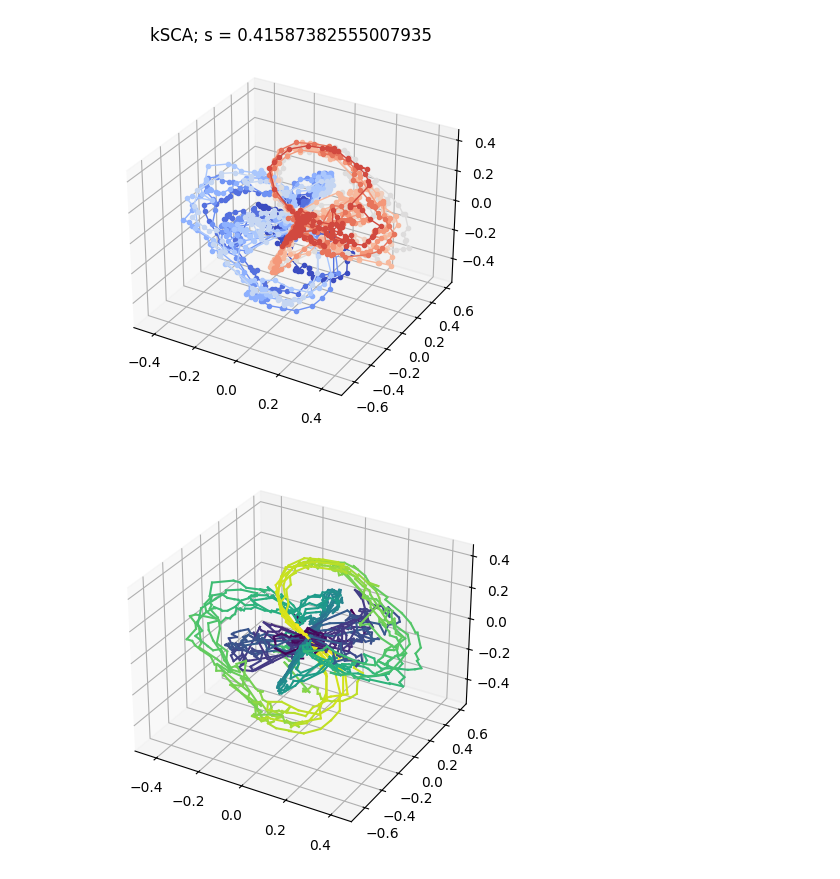
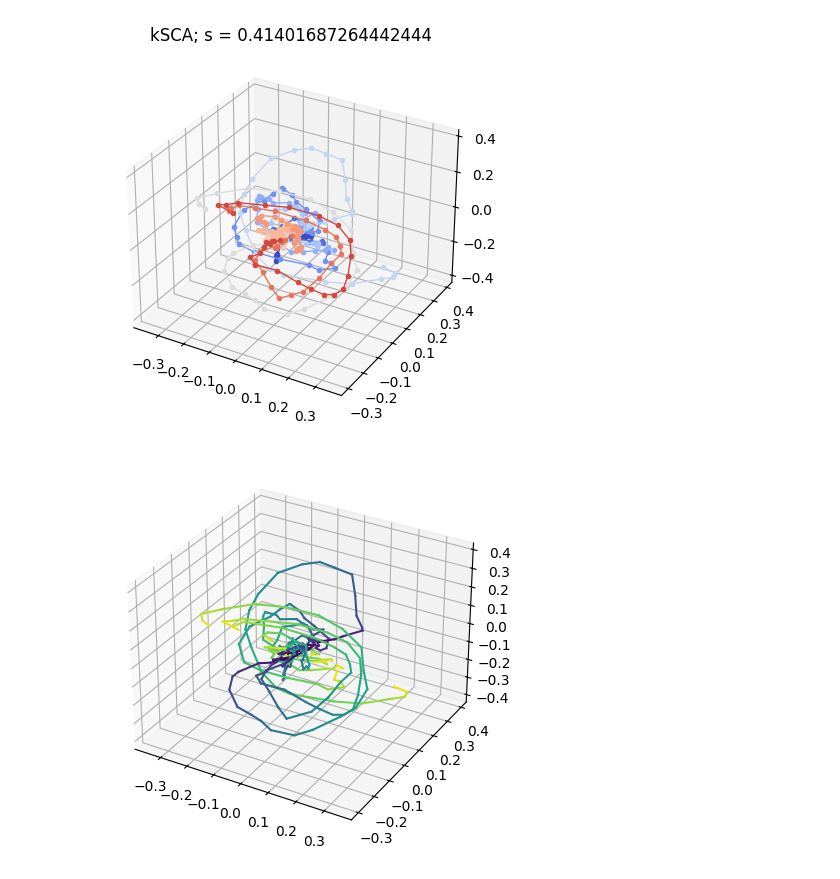
Before and after one commit to ArielleRosinski/SCA_project, a Jupyter notebook: decision_making.ipynb, the cells around one changed output. Drawn from its saved outputs; the diff is of its cells as text; code cells hidden in the pictures.

```diff
--- a/decision_making.ipynb
+++ b/decision_making.ipynb
@@ -9,0 +41,7 @@ import plotly.express as px
+# %%
+X = PSTHs.swapaxes(0,1)
+X, _ = pre_processing(X, pca=False, center=False)
+
+K, N, T = X.shape
+A = jnp.swapaxes(X, 0, 1)
+A = A.reshape(N,-1)
@@ -24,19 +123,30 @@ def get_PSTH(epoch):
             supporters.append(np.vstack(data[i]))
 
 
-    np.stack(leaders)
-    np.stack(supporters)
-    return np.concatenate((leaders, supporters))
+    return np.stack(leaders), np.stack(supporters), np.concatenate((leaders, supporters))
 
 
-DotsOn = get_PSTH('DotsOn')
-LibSacc = get_PSTH('LibSacc')
-Slib = get_PSTH('Slib')
-LastFix = get_PSTH('LastFix')
-ChoiceSacc = get_PSTH('ChoiceSacc')
-X = np.concatenate((DotsOn, LibSacc, Slib, LastFix, ChoiceSacc), axis=2).swapaxes(0,1)
-X, _ = pre_processing(X, soft_normalize='max', num_pcs=10, center=False)
+DotsOnleaders, DotsOnsupporters, DotsOn = get_PSTH('DotsOn')
+LibSaccleaders, _,LibSacc = get_PSTH('LibSacc')
+Slibleaders, _,Slib = get_PSTH('Slib')
+LastFixleaders, _,LastFix = get_PSTH('LastFix')
+ChoiceSaccleaders, _,ChoiceSacc = get_PSTH('ChoiceSacc')
+#X = np.concatenate((DotsOn, LibSacc, Slib, LastFix, ChoiceSacc), axis=2).swapaxes(0,1)
+
+X = DotsOnleaders.swapaxes(0,1)
+X, _ = pre_processing(X, soft_normalize='max', center=False)
 
 K, N, T = X.shape
 A = jnp.swapaxes(X, 0, 1)
 A = A.reshape(N,-1)
+# %%
+test = np.mean(Slibleaders, axis=0)
+
+
+fig = plt.figure()
+ax = fig.add_subplot(111)
+cmap = plt.cm.coolwarm
+for k in range(K):
+    x = test[k, :]
+    color = cmap(k / K)
+    ax.plot(x, linestyle='-', marker='.', linewidth=1, color=color)
@@ -49,9 +161,9 @@ for i in range(X.shape[1]):
 # %%
 d = 3
-c = 30
+c = 40
 kernel_function = K_X_Y_squared_exponential
 
 wandb.init(project="", name="", mode="disabled")
-params, ls_loss, ls_S_ratio = optimize(X, A, iterations=100, learning_rate=0.1, d=d, c=c, kernel_function=kernel_function)
+params, ls_loss, ls_S_ratio = optimize(X, A, iterations=300, learning_rate=0.01, d=d, c=c, kernel_function=kernel_function)
 wandb.finish()
 # %% [output]
@@ -68,28 +191,29 @@ Iteration 90, S: 120.838134765625, S_ratio: 0.42500317096710205
 # %%
 _, u, l2, scale = get_params(params, kernel_function=kernel_function)
-K_u_u_K_u_A_alpha_H, K_A_u, K_u_u  = get_alpha(params, A, X, kernel_function, d)
+K_u_u_K_u_A_alpha_H, K_A_u, K_u_u , _ = get_alpha(params, A, X, kernel_function, d)
 
 X_reshaped = X.swapaxes(0,1).reshape(N,-1)
 K_u_X = kernel_function(u, X_reshaped, l2=l2, scale=scale).reshape(-1,K,T).swapaxes(0,1)
 Y = jnp.einsum('ji,kjm->kim',  K_u_u_K_u_A_alpha_H, K_u_X)
 Y = center(Y)
 
 fig = plt.figure()
 ax = fig.add_subplot(111, projection='3d')
 cmap = plt.cm.coolwarm
 for k in range(K):
     x = Y[k, 0, :]
     y = Y[k, 1, :]
     z = Y[k, 2, :]
     color = cmap(k / K)
     ax.plot(x, y, z, linestyle='-', marker='.', linewidth=1, color=color)
+    #ax.plot(x, y, linestyle='-', marker='.', linewidth=1, color=color)
 
 plt.title(f'kSCA; s = {compute_S_all_pairs(Y)}')
 
 plot_3D(Y[:,:,:])
 # %% [output]
-[figure, old version]
+[figure, new version]
-[figure, old version]
+[figure, new version]
 # %%
 fig = go.Figure()
 num_time_points = Y.shape[-1]
```
Also changed, not shown: parts of 10 cells of this notebook, 6 other files.
